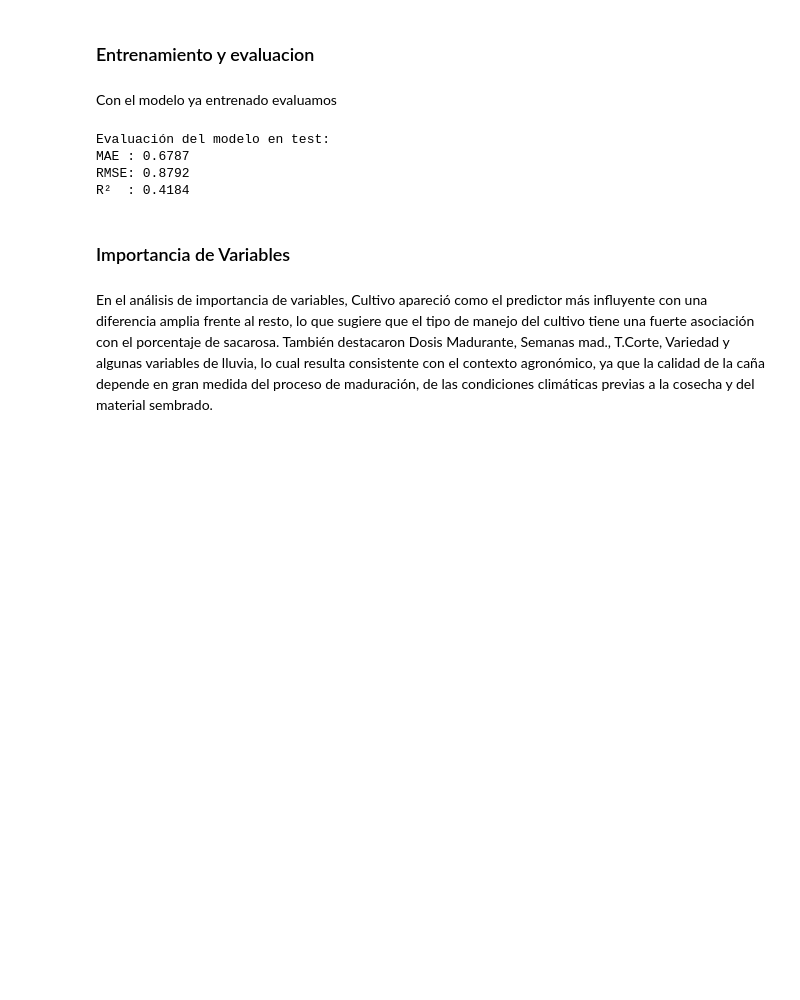
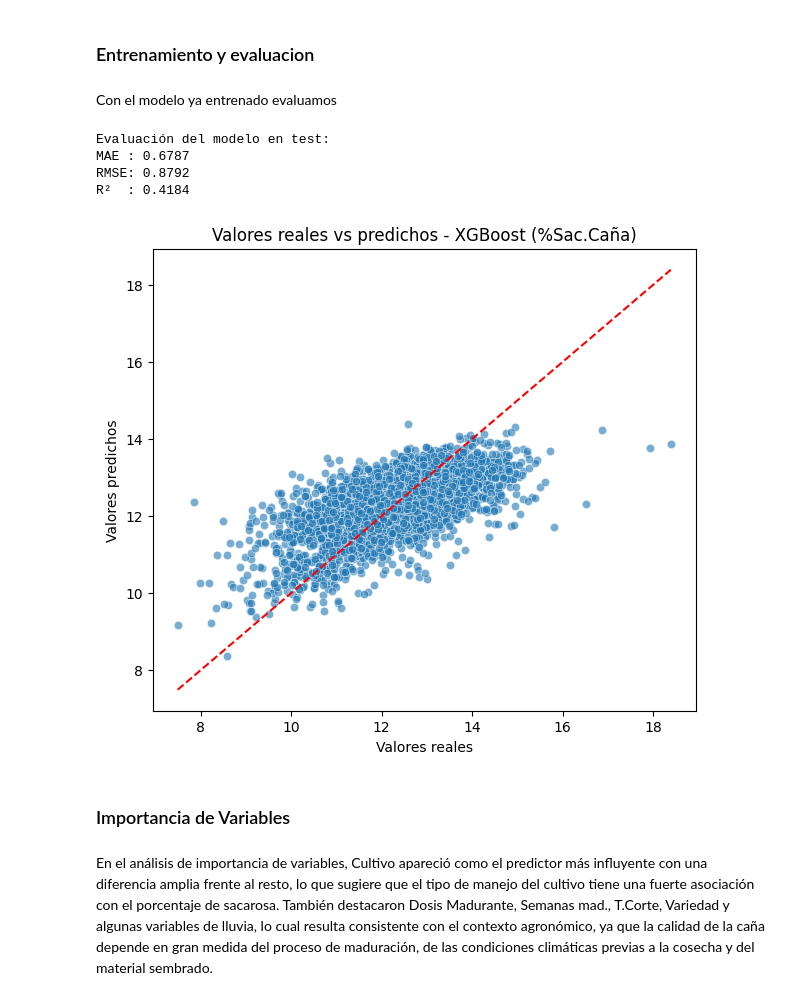
Before and after one commit to luiscadn/ProvidenciaCane-Harvest-Forecasting-ML, a Jupyter notebook: notebooks/05_XGBoost_Comparison.ipynb, the cells around one changed output. Drawn from its saved outputs; the diff is of its cells as text; code cells hidden in the pictures; blank space fills up the shorter version.

```diff
--- a/notebooks/05_XGBoost_Comparison.ipynb
+++ b/notebooks/05_XGBoost_Comparison.ipynb
@@ -305,24 +320,39 @@ Con el modelo ya entrenado evaluamos
 # %%
 # Mejor modelo encontrado por GridSearch
 best_model_sac = grid_search_sac.best_estimator_
 
 # Predicciones sobre el conjunto de prueba
 y_pred_sac = best_model_sac.predict(X_test_sac)
 
 # Métricas de evaluación
 mae = mean_absolute_error(y_test_sac, y_pred_sac)
 rmse = np.sqrt(mean_squared_error(y_test_sac, y_pred_sac))
 r2 = r2_score(y_test_sac, y_pred_sac)
 
 print("Evaluación del modelo en test:")
 print(f"MAE : {mae:.4f}")
 print(f"RMSE: {rmse:.4f}")
 print(f"R²  : {r2:.4f}")
+
+# Gráfico de valores reales vs predichos
+plt.figure(figsize=(7,6))
+sns.scatterplot(x=y_test_sac, y=y_pred_sac, alpha=0.6)
+
+# Línea ideal y = x
+min_val = min(y_test_sac.min(), y_pred_sac.min())
+max_val = max(y_test_sac.max(), y_pred_sac.max())
+plt.plot([min_val, max_val], [min_val, max_val], color='red', linestyle='--')
+
+plt.title('Valores reales vs predichos - XGBoost (%Sac.Caña)')
+plt.xlabel('Valores reales')
+plt.ylabel('Valores predichos')
+plt.show()
 # %% [output]
 Evaluación del modelo en test:
 MAE : 0.6787
 RMSE: 0.8792
 R²  : 0.4184
+[figure, added]
 # %% [markdown]
 ### Importancia de Variables
 # %% [markdown]
```
Also changed, not shown: parts of 2 cells of this notebook, 6 other files.
